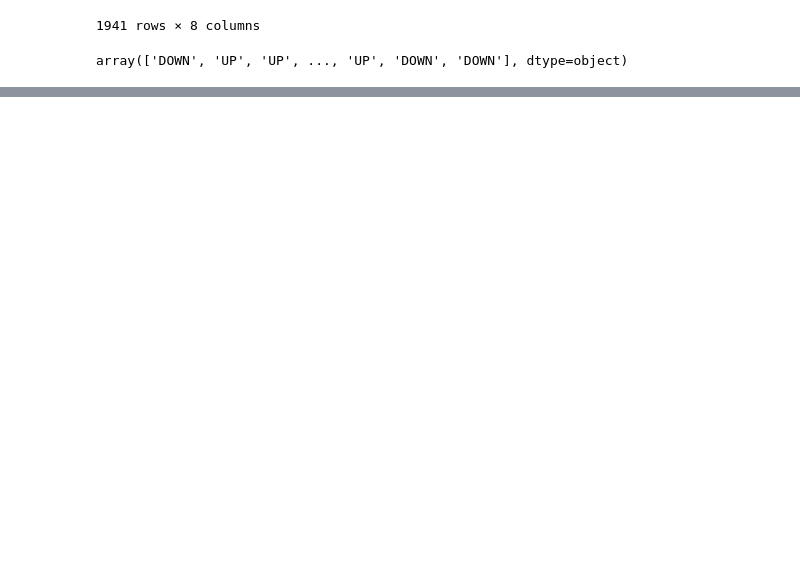
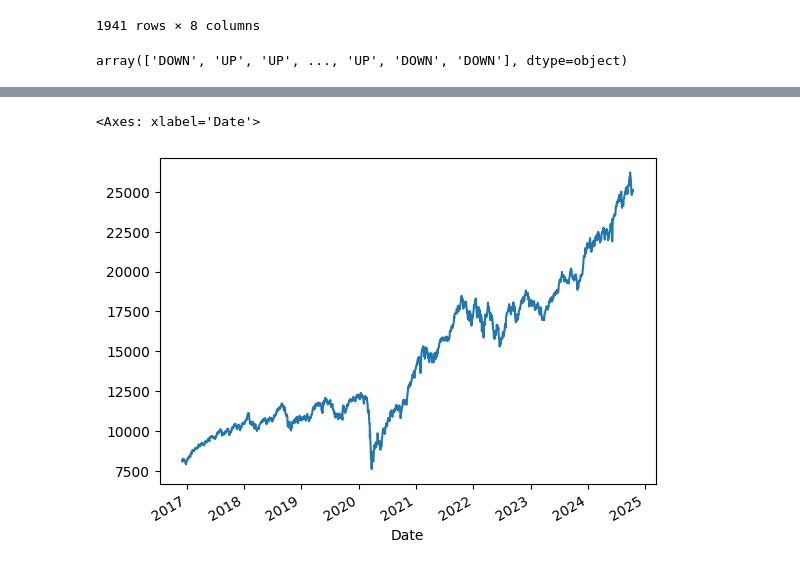
Before and after one commit to Ind-saurabh-kumar/ShareMarketPrice, a Jupyter notebook: Backtestiong_ML_Classification.ipynb, the cells around one changed output, grey strips where cells are left out. Cells and saved outputs as stored; diff of their text form; code cells hidden in the pictures; blank space fills up the shorter version.

```diff
--- a/Backtestiong_ML_Classification.ipynb
+++ b/Backtestiong_ML_Classification.ipynb
@@ -98,0 +138,5 @@ class ClassificatonUP(Strategy):
+# %%
+df.Close.plot()
+# %% [output]
+<Axes: xlabel='Date'>
+[figure, added]
```
Also changed, not shown: parts of 19 cells of this notebook.
